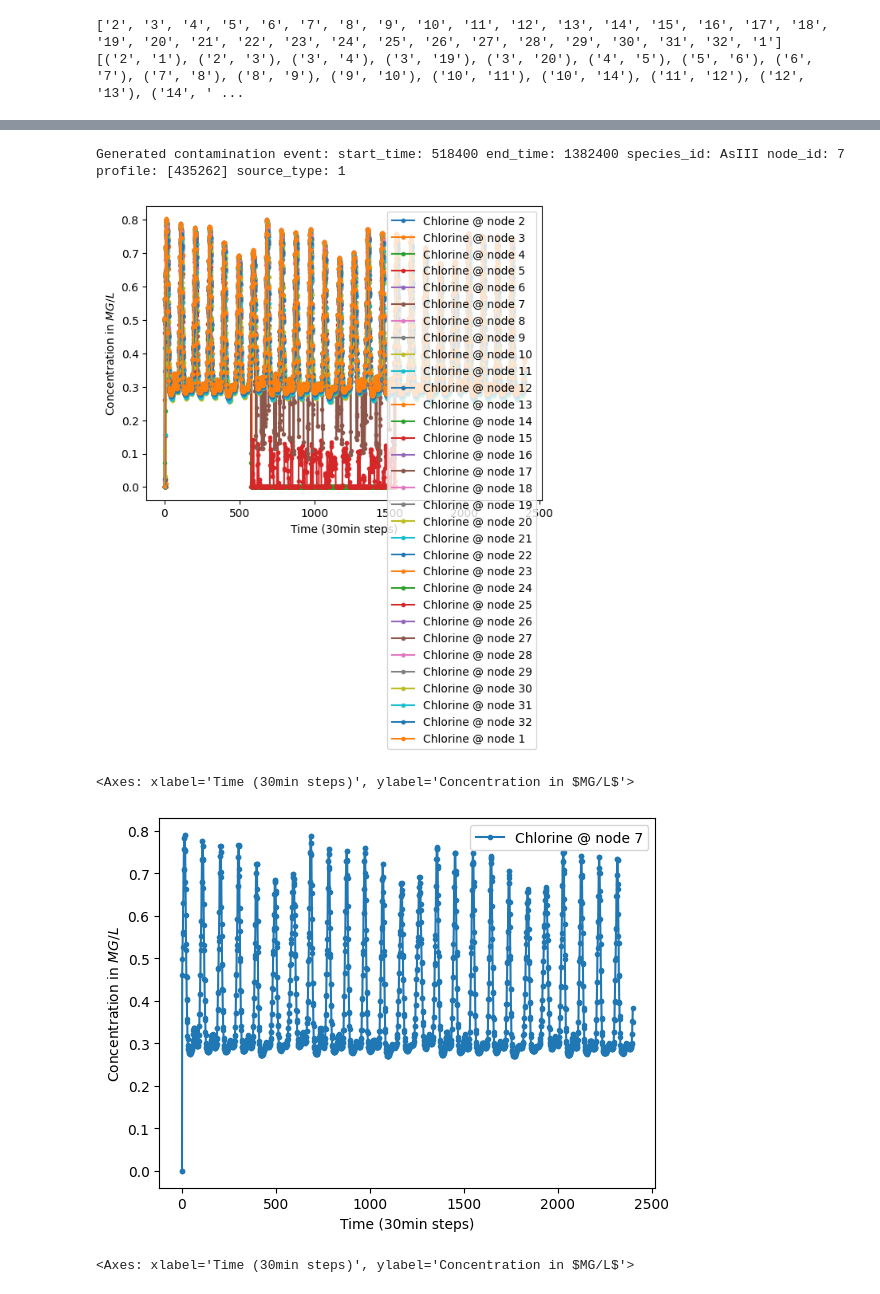
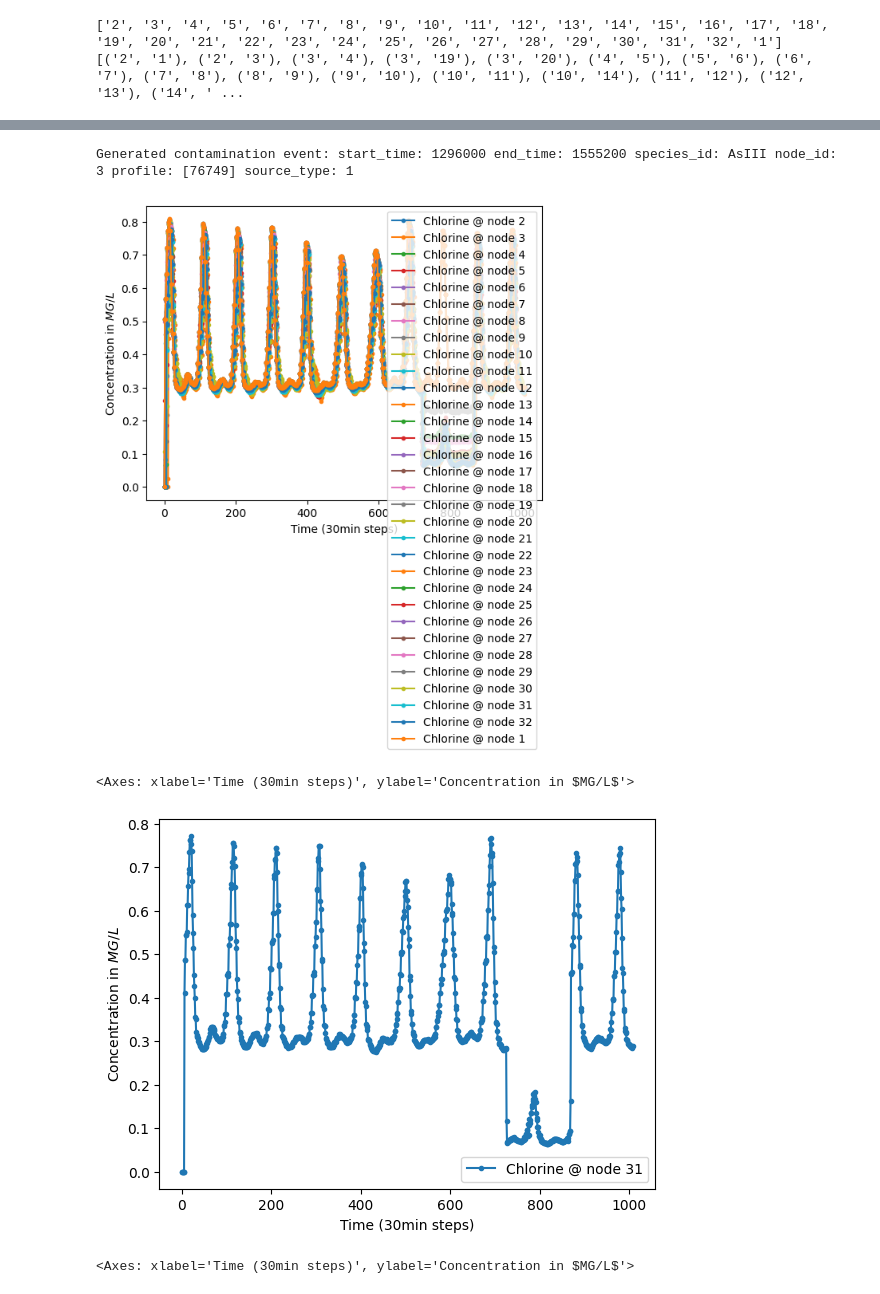
Before and after one commit to elineee/AI-for-Drinking-Water-Chlorination-Challenge-IJCAI-25, a Jupyter notebook: hanoi_contamination/arsenic_contamination.ipynb, the cells around one changed output, grey strips where cells are left out. Drawn from its saved outputs; the diff is of its cells as text; code cells hidden in the pictures.

```diff
--- a/hanoi_contamination/arsenic_contamination.ipynb
+++ b/hanoi_contamination/arsenic_contamination.ipynb
@@ -38,5 +38,5 @@ print(topo.get_node_info("2"))
 # %%
-sim.set_general_parameters(simulation_duration=to_seconds(days=50))
+sim.set_general_parameters(simulation_duration=to_seconds(days=21))
 # %%
 cl_sensor_locations = ['2', '3', '4', '5', '6', '7', '8', '9', '10', '11', '12', '13', '14', '15', '16', '17', '18', '19', '20', '21', '22', '23', '24', '25', '26', '27', '28', '29', '30', '31', '32', '1']
 all_nodes = sim.sensor_config.nodes
@@ -48,12 +48,12 @@ sim.set_bulk_species_node_sensors({"Chlorine": cl_sensor_locations,
 import random
 
 possible_nodes = ['2', '3', '4', '5', '6', '7', '8', '9', '10', '11', '12', '13', '14', '15', '16', '17', '18', '19', '20', '21', '22', '23', '24', '25', '26', '27', '28', '29', '30', '31', '32', '1']
-
 species = "AsIII"
 contamination_node = random.choice(possible_nodes)
-start_day = random.randint(3, 20)
-duration_days = random.randint(1, 10)
-injection_amount = random.randint(1, 1000000)
+contamination_node = "3"
+start_day = random.randint(3, 15)
+duration_days = random.randint(2, 5)
+injection_amount = random.randint(1, 100000)
 source_type = EpanetConstants.EN_MASS
 
 
@@ -94,17 +94,17 @@ sim.add_system_event(event)
 # sim.add_system_event(event)
 # print(f"Generated contamination event: {event}")
 # %% [output]
-Generated contamination event: start_time: 518400 end_time: 1382400 species_id: AsIII node_id: 7 profile: [435262] source_type: 1
+Generated contamination event: start_time: 1296000 end_time: 1555200 species_id: AsIII node_id: 3 profile: [76749] source_type: 1
 # %%
 scada_data = sim.run_simulation()
 # %%
 scada_data.plot_bulk_species_node_concentration({"Chlorine": cl_sensor_locations})
 # %% [output]
-[figure, old version]
+[figure, new version]
 <Axes: xlabel='Time (30min steps)', ylabel='Concentration in $MG/L$'>
 # %%
-scada_data.plot_bulk_species_node_concentration({"Chlorine": ["7"]})
+scada_data.plot_bulk_species_node_concentration({"Chlorine": ["31"]})
 # %% [output]
-[figure, old version]
+[figure, new version]
 <Axes: xlabel='Time (30min steps)', ylabel='Concentration in $MG/L$'>
 # %%
```
Also changed, not shown: parts of 5 cells of this notebook, 2 other files.
